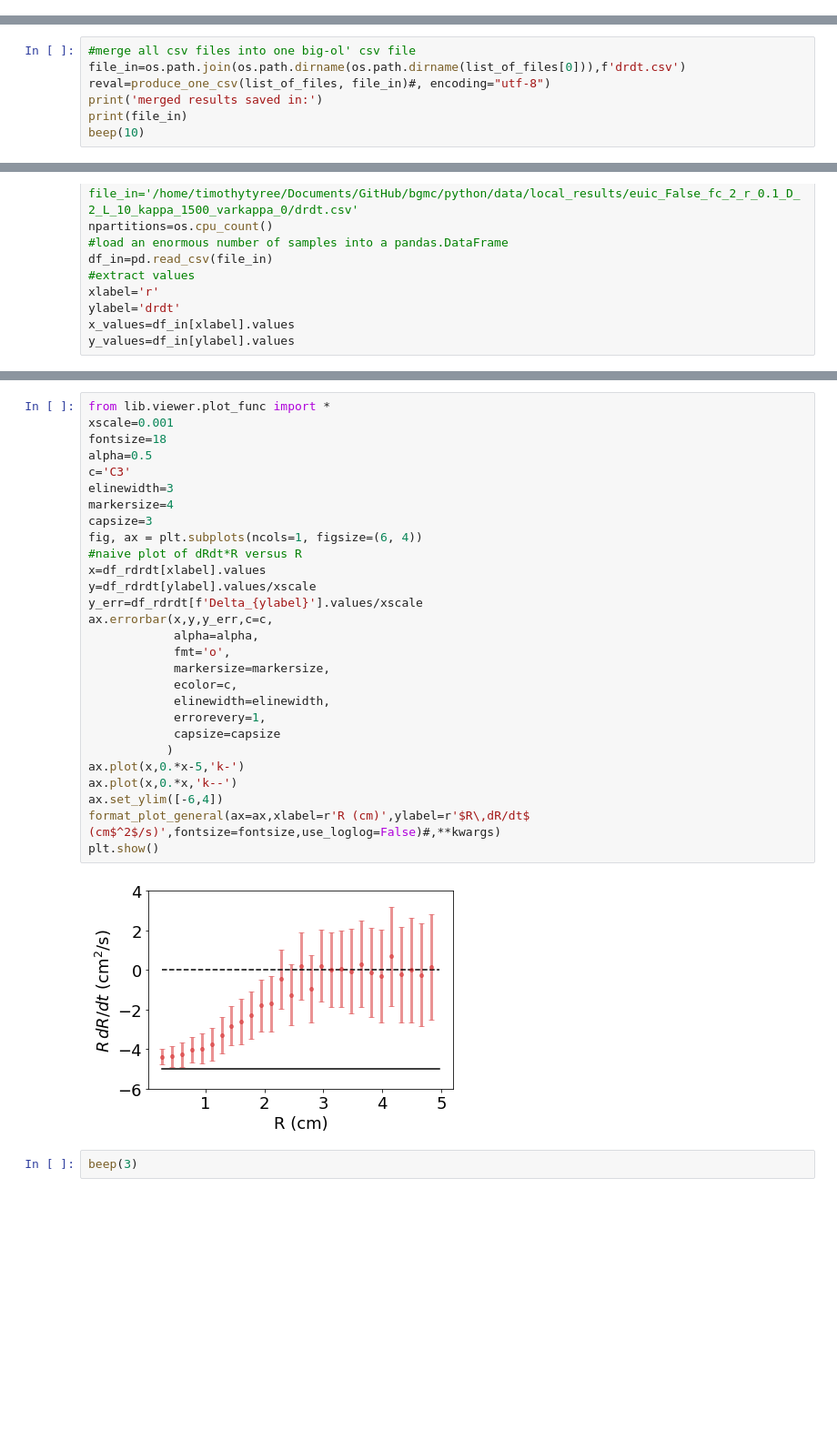
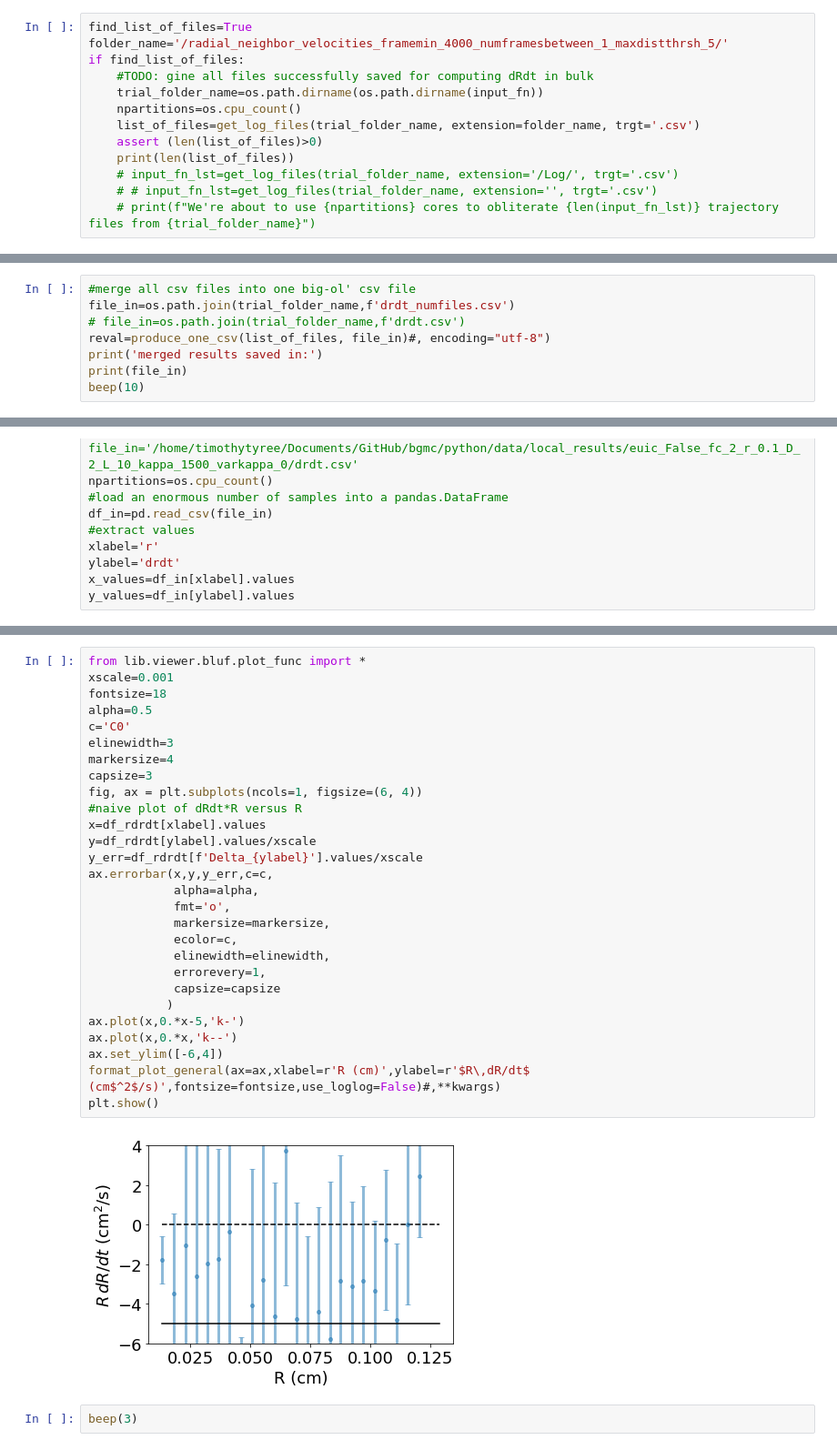
Before and after one commit to timtyree/care, a Jupyter notebook: notebooks/Measuring Average Forces between Spiral Tips.ipynb, the cells around one changed output, grey strips where cells are left out. Shown: that part at 91% size. Saved outputs shown, nothing was run; the diff lists cells and outputs as text; blank space fills up the shorter version.

```diff
--- a/notebooks/Measuring Average Forces between Spiral Tips.ipynb
+++ b/notebooks/Measuring Average Forces between Spiral Tips.ipynb
@@ -3434,0 +3456,13 @@ retval[0]
+# %%
+find_list_of_files=True
+folder_name='/radial_neighbor_velocities_framemin_4000_numframesbetween_1_maxdistthrsh_5/'
+if find_list_of_files:
+    #TODO: gine all files successfully saved for computing dRdt in bulk
+    trial_folder_name=os.path.dirname(os.path.dirname(input_fn))
+    npartitions=os.cpu_count()
+    list_of_files=get_log_files(trial_folder_name, extension=folder_name, trgt='.csv')
+    assert (len(list_of_files)>0)
+    print(len(list_of_files))
+    # input_fn_lst=get_log_files(trial_folder_name, extension='/Log/', trgt='.csv')
+    # # input_fn_lst=get_log_files(trial_folder_name, extension='', trgt='.csv')
+    # print(f"We're about to use {npartitions} cores to obliterate {len(input_fn_lst)} trajectory files from {trial_folder_name}")
@@ -3435,6 +3471,7 @@ retval[0]
 # %%
 #merge all csv files into one big-ol' csv file
-file_in=os.path.join(os.path.dirname(os.path.dirname(list_of_files[0])),f'drdt.csv')
+file_in=os.path.join(trial_folder_name,f'drdt_numfiles.csv')
+# file_in=os.path.join(trial_folder_name,f'drdt.csv')
 reval=produce_one_csv(list_of_files, file_in)#, encoding="utf-8")
 print('merged results saved in:')
 print(file_in)
@@ -3613,34 +3699,34 @@ The mean distance between two R bins was 0.168 cm
 This weighted average considered 0<=R<=1 cm
 # %%
-from lib.viewer.plot_func import *
+from lib.viewer.bluf.plot_func import *
 xscale=0.001
 fontsize=18
 alpha=0.5
-c='C3'
+c='C0'
 elinewidth=3
 markersize=4
 capsize=3
 fig, ax = plt.subplots(ncols=1, figsize=(6, 4))
 #naive plot of dRdt*R versus R
 x=df_rdrdt[xlabel].values
 y=df_rdrdt[ylabel].values/xscale
 y_err=df_rdrdt[f'Delta_{ylabel}'].values/xscale
 ax.errorbar(x,y,y_err,c=c,
             alpha=alpha,
             fmt='o',
             markersize=markersize,
             ecolor=c,
             elinewidth=elinewidth,
             errorevery=1,
             capsize=capsize
            )
 ax.plot(x,0.*x-5,'k-')
 ax.plot(x,0.*x,'k--')
 ax.set_ylim([-6,4])
 format_plot_general(ax=ax,xlabel=r'R (cm)',ylabel=r'$R\,dR/dt$ (cm$^2$/s)',fontsize=fontsize,use_loglog=False)#,**kwargs)
 plt.show()
 # %% [output]
-[figure, old version]
+[figure, new version]
 # %%
 beep(3)
 # %% [markdown]
```
Also changed, not shown: parts of 25 cells of this notebook, 6 other files.
